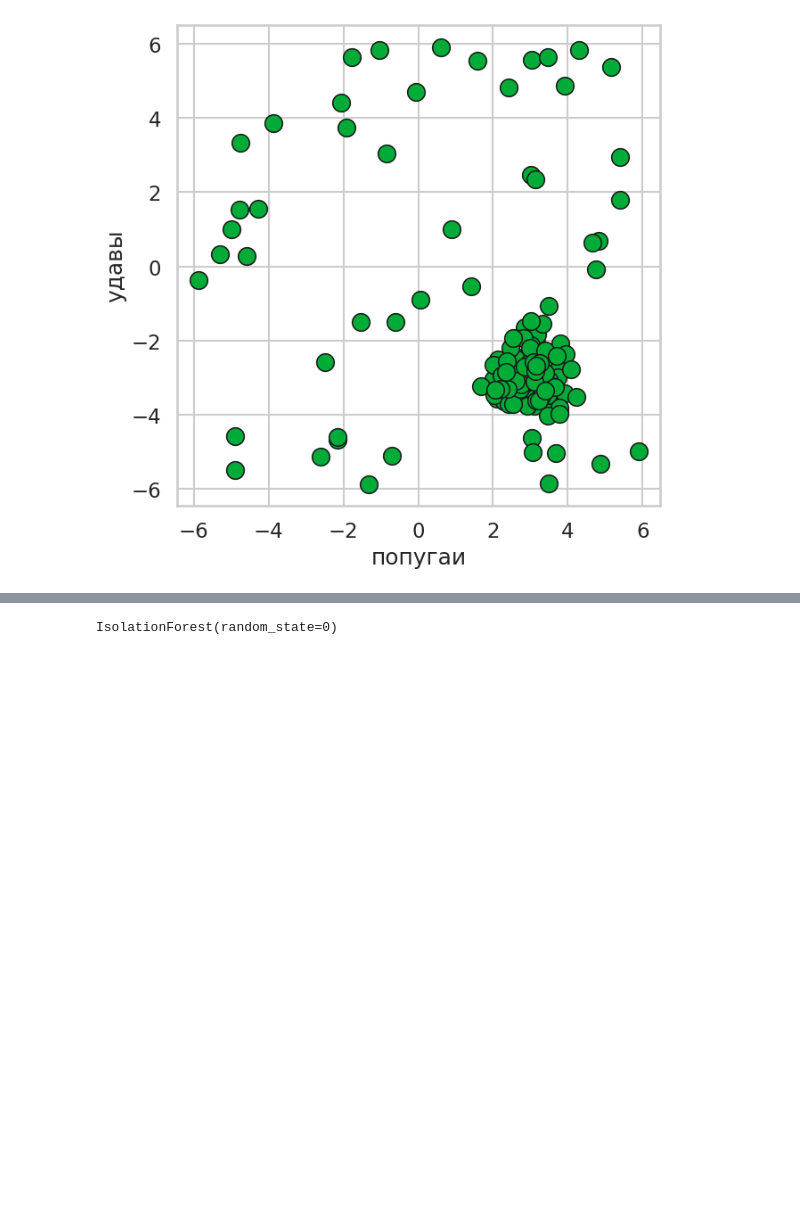
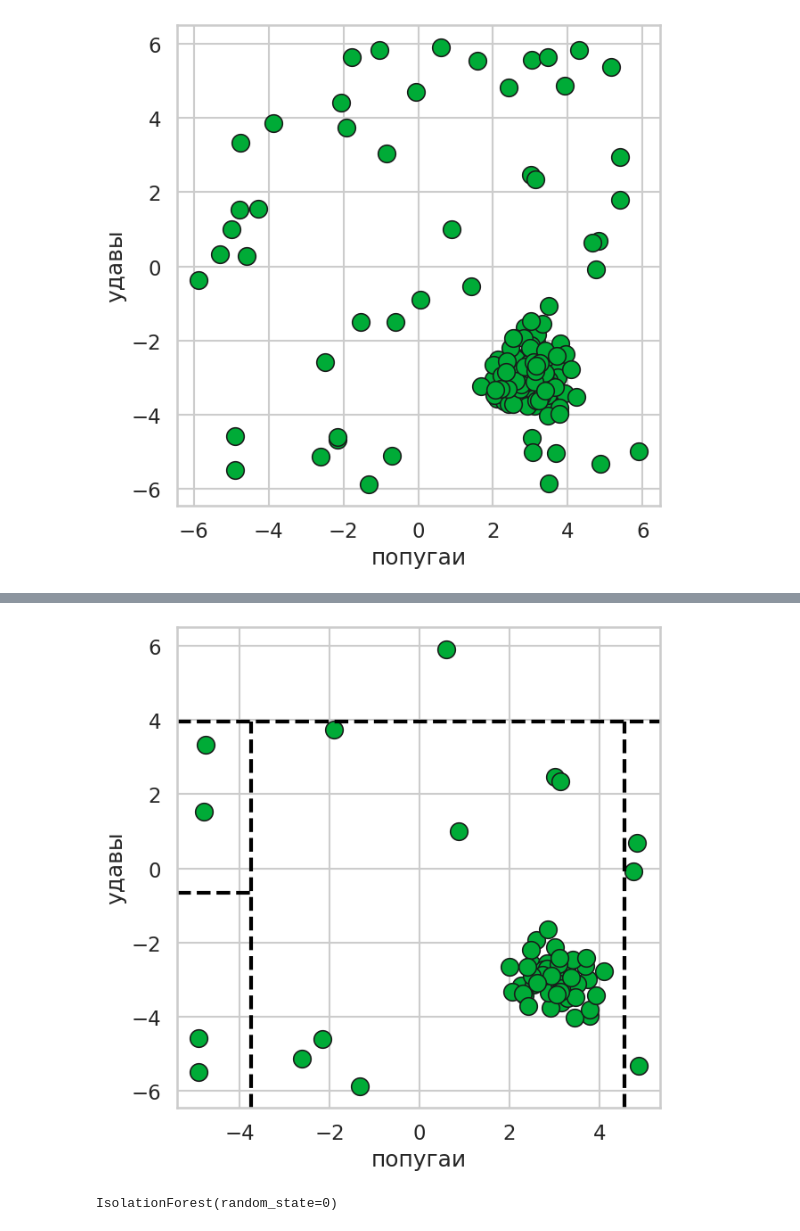
Before and after one commit to onixlas/phd-2025-anomaly-detection, a Jupyter notebook: iforest.ipynb, the cells around one changed output, grey strips where cells are left out. Drawn from its saved outputs; the diff is of its cells as text; code cells hidden in the pictures; blank space fills up the shorter version.

Commit message:
Minor fixes to iforest nb

```diff
--- a/iforest.ipynb
+++ b/iforest.ipynb
@@ -54,6 +55,7 @@ plt.savefig("images/iforest_sample.png", transparent=True, dpi=DPI)
 first_split = 3.954197818641566
 second_split = -3.7345546743319455
 third_split = 4.55352143693694
+forth_split = -0.6572094533790986
 # %%
 plt.figure(figsize=(7, 7))
 sns.scatterplot(sample, x='попугаи', y='удавы', color='#00ab37', s=200, edgecolor='k')
@@ -84,3 +86,16 @@ plt.savefig("images/iforest_third_split.png", transparent=True, dpi=DPI)
+# %%
+plt.figure(figsize=(7, 7))
+ax = sns.scatterplot(sample, x='попугаи', y='удавы', color='#00ab37', s=200, edgecolor='k')
+bounds = ax.viewLim.bounds
+first_splot_pos = - (bounds[1] -  first_split) / bounds[3]
+second_split_pos = abs(second_split - bounds[0]) / bounds[2]
+plt.axhline(first_split, linestyle='--', color='black', linewidth=3)
+plt.axvline(x=second_split, ymin = 0.0, ymax = first_splot_pos, linestyle='--', color='black', linewidth=3)
+plt.axvline(x=third_split, ymin = 0., ymax = first_splot_pos, linestyle='--', color='black', linewidth=3)
+plt.axhline(y=forth_split, xmin=0., xmax=second_split_pos, linestyle='--', color='black', linewidth=3)
+plt.savefig("images/iforest_forth_split.png", transparent=True, dpi=DPI)
+# %% [output]
+[figure, added]
 # %%
 clf = IsolationForest(random_state=0)
 # %%
```
Also changed, not shown: parts of 6 cells of this notebook, 5 other files.
